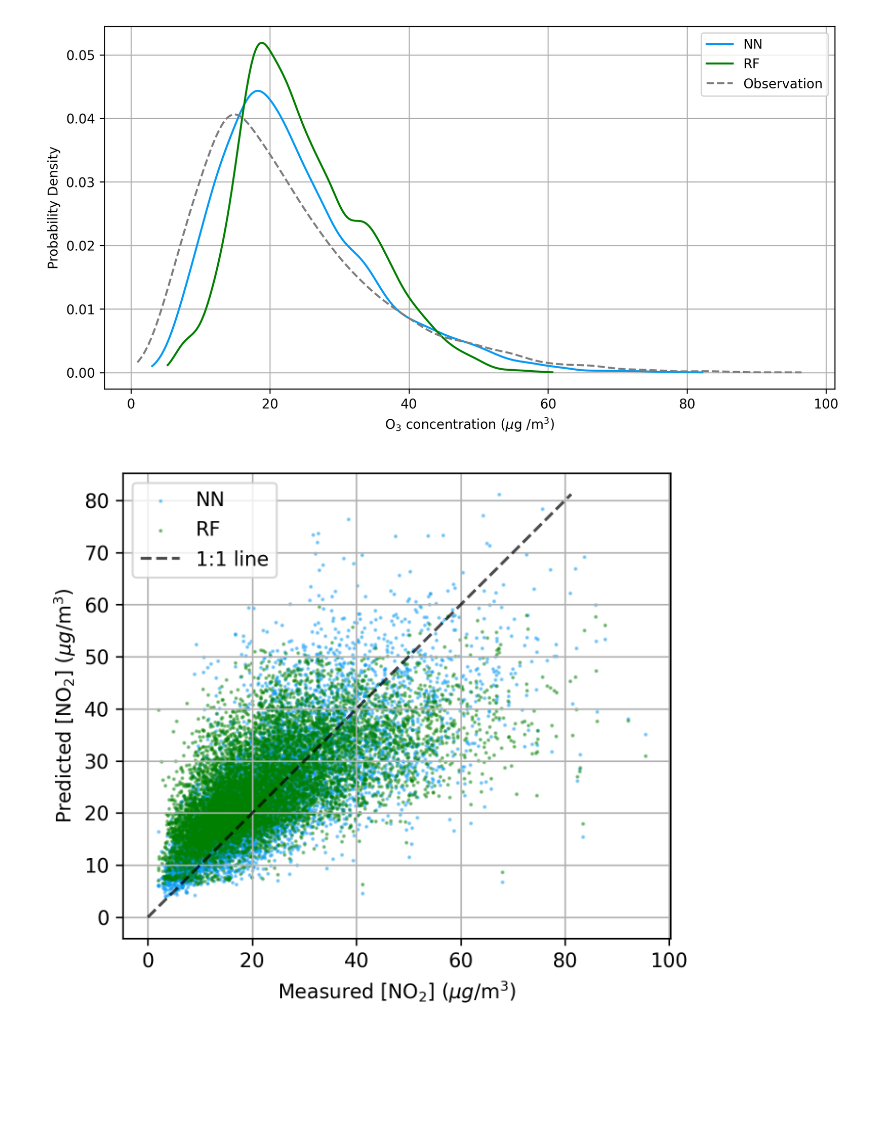
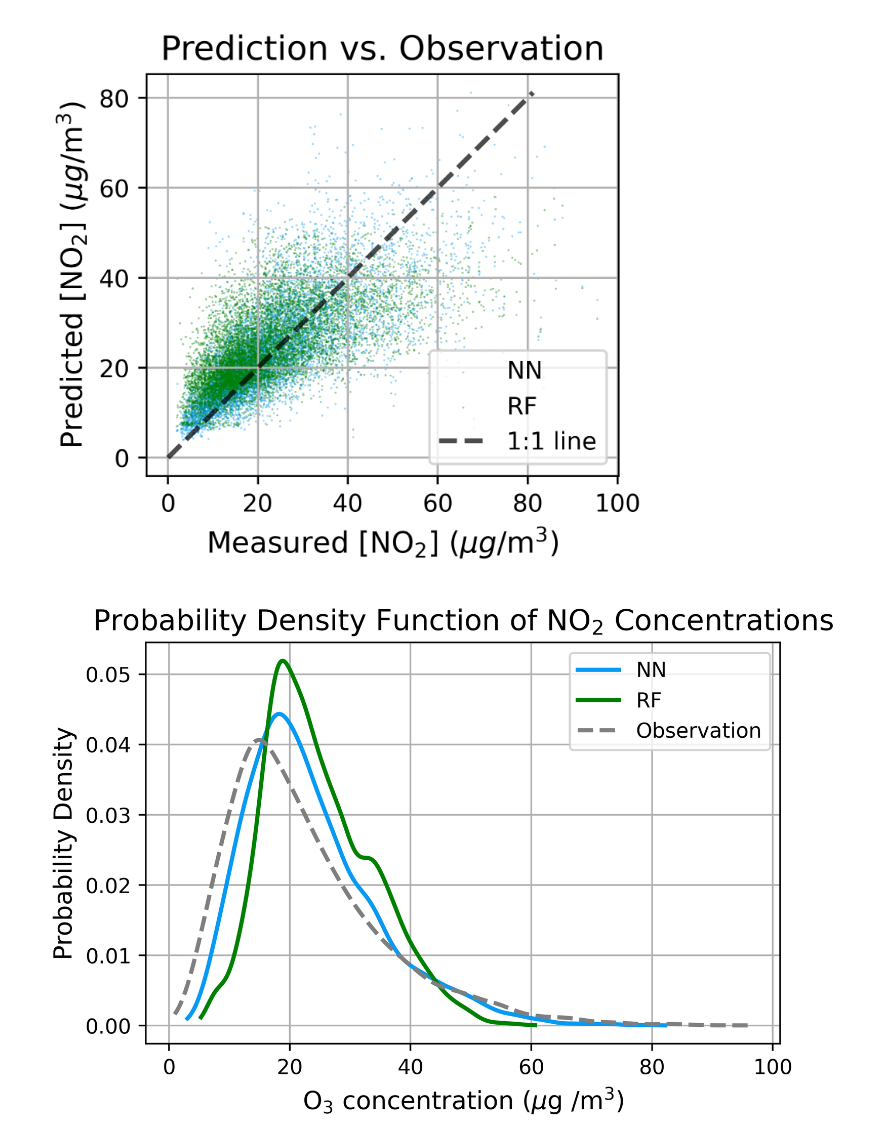
Before and after one commit to CLPHUU/MAIO, a Jupyter notebook: Code/Plotting.ipynb, the cells around one changed output. Cells and saved outputs as stored; diff of their text form; code cells hidden in the pictures; blank space fills up the shorter version.

Commit message:
Updated Plots and cleaned RF data input and checked data loss due to nan

```diff
--- a/Code/Plotting.ipynb
+++ b/Code/Plotting.ipynb
@@ -15,7 +15,14 @@ RF_path = f'RF2.pkl'
 NN_path = f'NN_optim.pkl'
 # %%
 class plotting():
-    def __init__(self, NN_path, RF_path, observation_path, dpi=300):
+    # Define standard plot parameters
+    standard_legend_fontsize = 10
+    standard_axes_label_fontsize = 12
+    standard_title_fontsize = 14
+    standard_tick_labelsize = 10
+    standard_linewidth = 2
+
+    def __init__(self, NN_path, RF_path, observation_path, dpi=500):
         self.NN_path = NN_path
         self.RF_path = RF_path
         self.observation_path = observation_path
@@ -26,6 +33,14 @@ class plotting():
         self.RF_color = 'green'
         self.NN_color = '#069AF3'
         self.obs_color = 'tab:gray'
+        plt.rcParams.update({
+            'legend.fontsize': self.standard_legend_fontsize,
+            'axes.labelsize': self.standard_axes_label_fontsize,
+            'axes.titlesize': self.standard_title_fontsize,
+            'xtick.labelsize': self.standard_tick_labelsize,
+            'ytick.labelsize': self.standard_tick_labelsize,
+            'lines.linewidth': self.standard_linewidth,
+        })
 
     def read_data(self):
         data_folder = os.path.join('..', 'Model_results')
@@ -77,8 +92,7 @@ class plotting():
 
         return y1, y2, obs, t, label
 
-    def plot_PDE(self, test=True, obs=False):
-        # TODO: add obs data
+    def plot_PDF(self, test=True, obs=False):
         y_NN, y_RF, y_obs, t, label = self.test_or_train(test)
 
         kde_NN = stats.gaussian_kde(y_NN)
@@ -90,7 +104,8 @@ class plotting():
         pdf_NN = kde_NN(xs_NN)
         pdf_RF = kde_RF(xs_RF)
 
-        fig, ax1 = plt.subplots(1, 1, dpi=self.dpi, figsize=(10, 5))
+        fig, ax1 = plt.subplots(1, 1, dpi=self.dpi, figsize=(5.5, 3.5))
+        fig.patch.set_alpha(0.5)
         ax1.plot(xs_NN, pdf_NN, label=f'NN', color=self.NN_color)
         ax1.plot(xs_RF, pdf_RF,label=f'RF', color=self.RF_color)
 
@@ -104,16 +119,18 @@ class plotting():
         ax1.set_xlabel('O$_3$ concentration ($\mu$g /m$^3$)')
         ax1.set_ylabel('Probability Density')
         ax1.grid(True)
+        ax1.set_title('Probability Density Function of NO$_2$ Concentrations')
 
     def plot_scatter(self, test=True):
-        fig, ax1 = plt.subplots(1, 1, dpi=self.dpi, figsize=(5, 5))
+        fig, ax1 = plt.subplots(1, 1, dpi=self.dpi, figsize=(3.5, 3.5))
+        fig.patch.set_alpha(0.5)
         y_NN, y_RF, y_obs, t, label = self.test_or_train(test)
 
         # Scatter plots
-        size = 1
+        size = 3
         transp = 0.4
-        ax1.scatter(y_obs, y_NN, label='NN', color=self.NN_color, s=size, alpha=transp)
-        ax1.scatter(y_obs, y_RF, label='RF', color=self.RF_color, s=size, alpha=transp)
+        ax1.scatter(y_obs, y_NN, label='NN', color=self.NN_color, s=size, alpha=transp, marker='.', linewidths=0)
+        ax1.scatter(y_obs, y_RF, label='RF', color=self.RF_color, s=size, alpha=transp, marker='.', linewidths=0)
 
         # 1:1 line
         line = np.array([0, np.max([np.max(y_NN), np.max(y_RF)])])
@@ -124,11 +141,13 @@ class plotting():
         ax1.set_ylabel(r'Predicted [$\text{NO}_2$] ($\mu g/\text{m}^3$)')
         ax1.legend()
         ax1.grid()
+        ax1.set_title('Prediction vs. Observation')
 
     def plot_timeseries(self, test=True, all=True, start_month=1, start_day=1, n_months=3, n_days=0, ymax=None):
         y_NN, y_RF, y_obs, t, label = self.test_or_train(test)
 
-        fig, ax1 = plt.subplots(dpi=self.dpi, figsize=(10, 4), sharey=True)
+        fig, ax1 = plt.subplots(dpi=self.dpi, figsize=(9, 3.5), sharey=True)
+        fig.patch.set_alpha(0.5)
 
         ax1.plot(t, y_NN, alpha=.5, label='NN', color=self.NN_color)
         ax1.plot(t, y_RF, alpha=.5, label='RF', color=self.RF_color)
@@ -136,7 +155,8 @@ class plotting():
         ax1.grid(True)
         ax1.set_xlabel('Date')
         ax1.set_ylabel(r'[$\text{NO}_2$] ($\mu g/\text{m}^3$)')
-        ax1.legend(loc='upper right')
+        ax1.legend()
+        ax1.set_title('Time Series of NO$_2$ Concentrations')
 
         if not all:
             if test:
@@ -186,12 +206,15 @@ class plotting():
         return rmse_train, rmse_test, correlation_train, correlation_test, explained_variance_train, explained_variance_test, mae_train, mae_test
 # %%
 plot_obj = plotting(NN_path, RF_path, obs_path)
+# %%
+
+plot_obj.plot_scatter()
+# %% [output]
+[figure, added]
 # %%
-plot_obj.plot_PDE(obs=True)
-plot_obj.plot_scatter()
+plot_obj.plot_PDF(obs=True)
 # %% [output]
-[figure, old version]
+[figure, new version]
-[figure, removed]
 # %%
 plot_obj.plot_timeseries(all=False, start_month=1, start_day=1, n_months=0, n_days=14, ymax=70)
 # thicker lines
```
Also changed, not shown: parts of 1 cell of this notebook, 1 other file.
